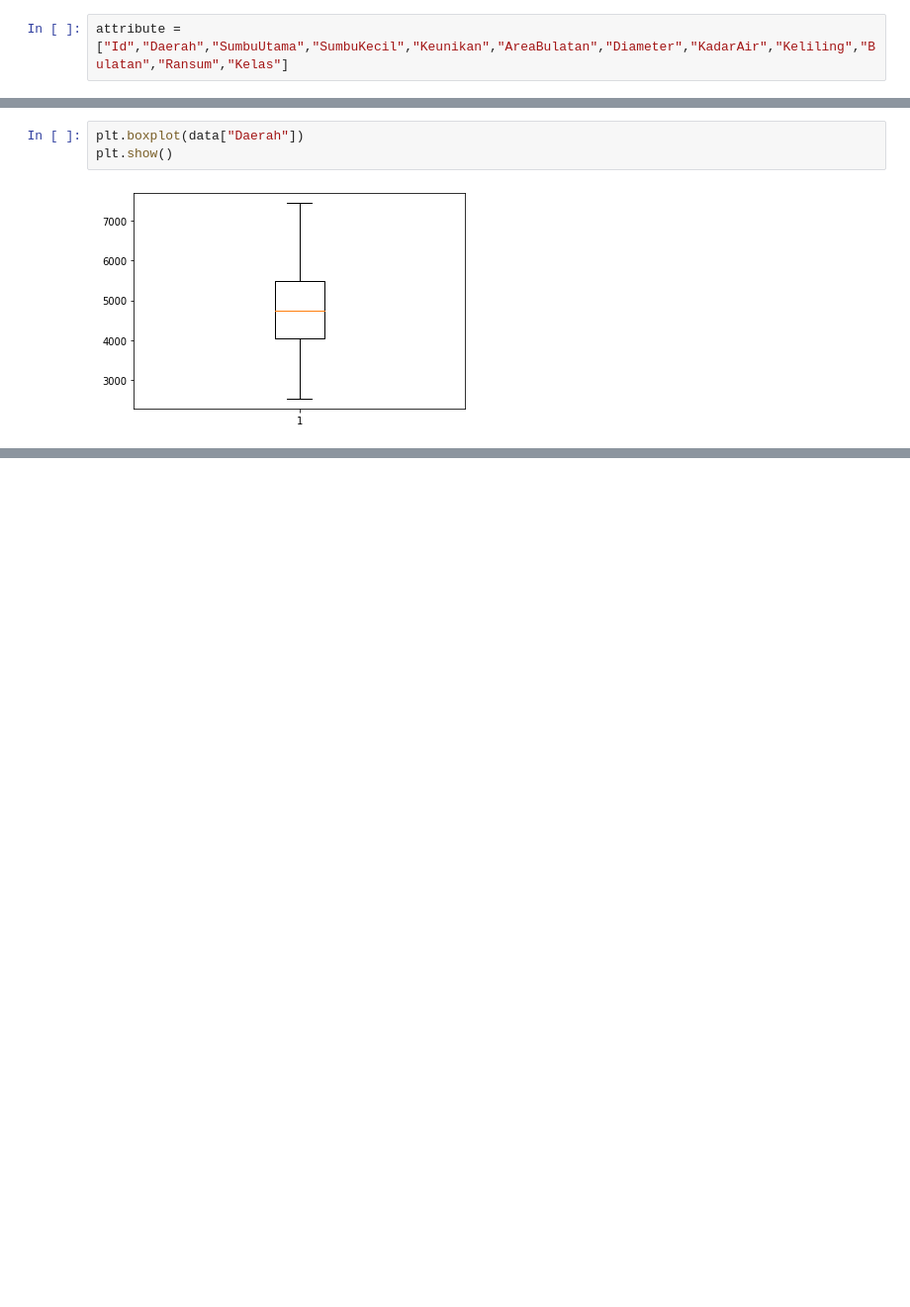
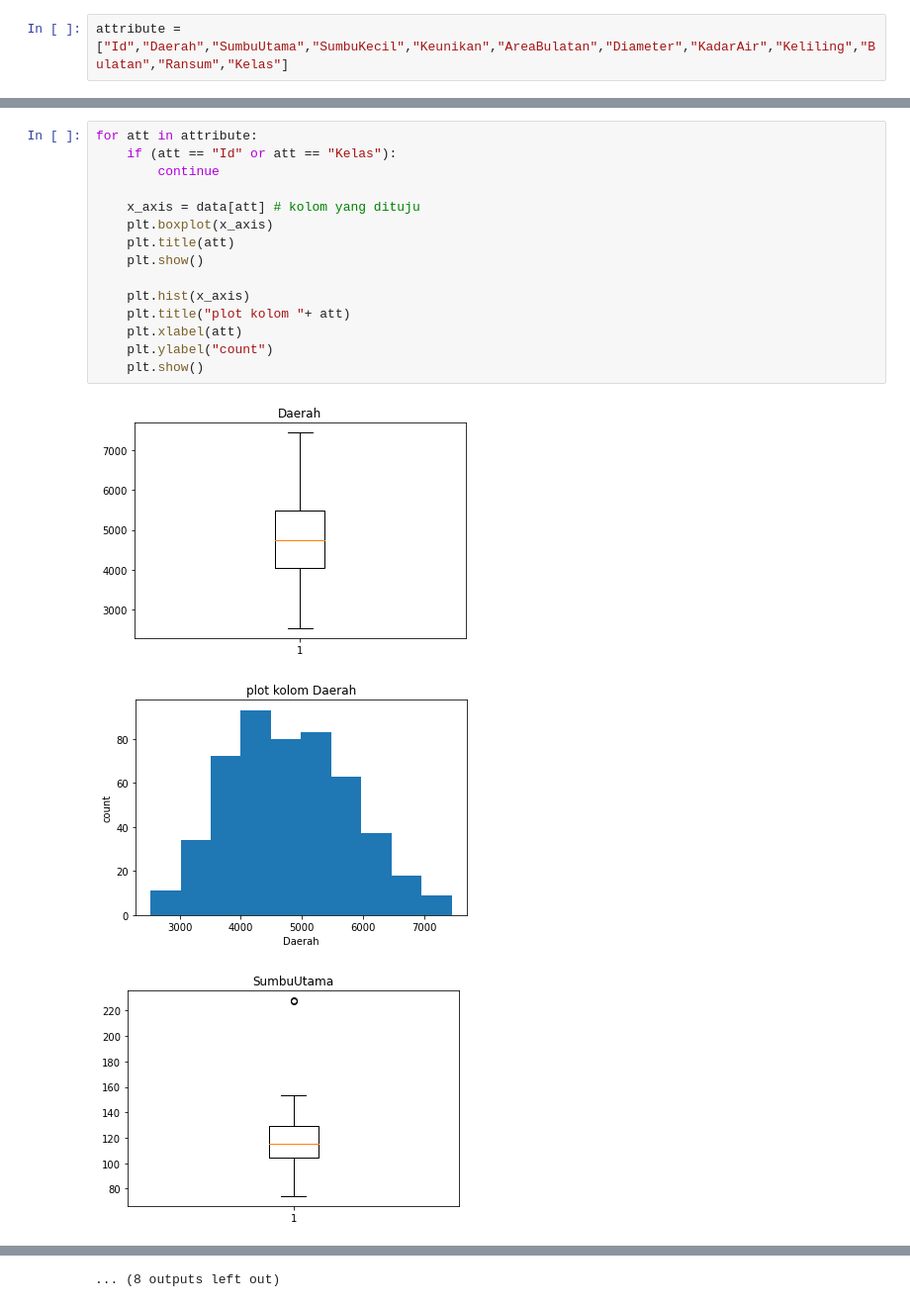
Before and after one commit to karlsenab7/Tubes_Probstat, a Jupyter notebook: src/main.ipynb, the cells around one changed output, grey strips where cells are left out. Shown at 99% size. Cells and saved outputs as stored; diff of their text form; blank space fills up the shorter version.

```diff
--- a/src/main.ipynb
+++ b/src/main.ipynb
@@ -74,8 +78,22 @@ Quartile (25% | 50% | 75%) : 1.0 | 2.0 | 2.0
 IQR : 1.0
 Skewness : -0.008024156558966223
 Kurtosis : -2.007983644065181
-# %%
-plt.boxplot(data["Daerah"])
-plt.show()
-# %% [output]
-[figure, removed]
+# %%
+for att in attribute:
+    if (att == "Id" or att == "Kelas"):
+        continue
+
+    x_axis = data[att] # kolom yang dituju
+    plt.boxplot(x_axis)
+    plt.title(att)
+    plt.show()
+
+    plt.hist(x_axis)
+    plt.title("plot kolom "+ att)
+    plt.xlabel(att)
+    plt.ylabel("count")
+    plt.show()
+# %% [output]
+[figure, added]
+[figure, added]
+[figure, added]
@@ -81,0 +109 @@ plt.show()
+... (8 outputs left out)
```
Also changed, not shown: parts of 7 cells of this notebook.
